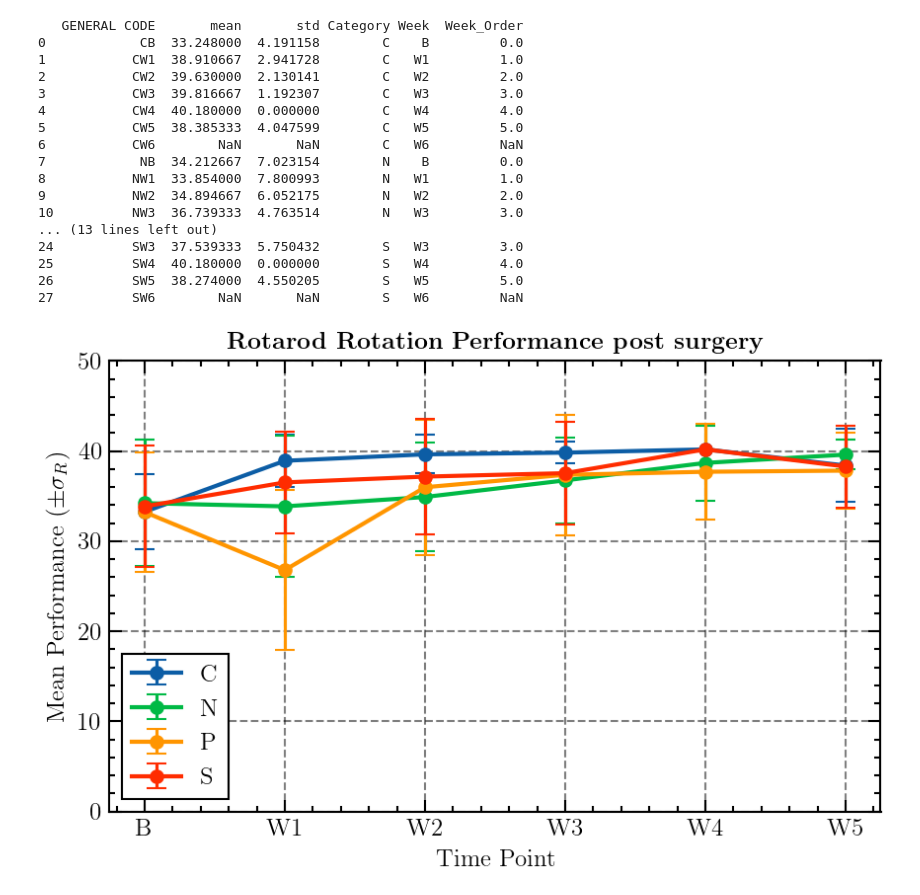
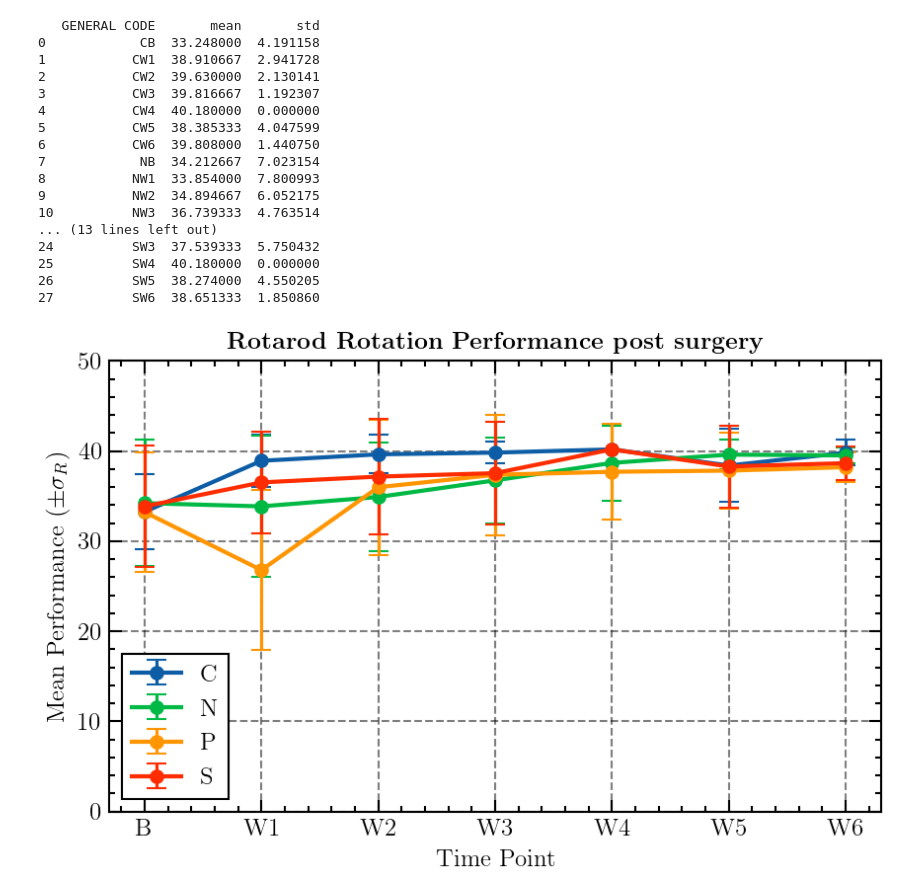
Before and after one commit to silvernuke911/Niki_Shit, a Jupyter notebook: data/graphs.ipynb, the cells around one changed output. Drawn from its saved outputs; the diff is of its cells as text; code cells hidden in the pictures.

```diff
--- a/data/graphs.ipynb
+++ b/data/graphs.ipynb
@@ -90,14 +92,14 @@ hotplate_stats  = hotplate_data.groupby('GENERAL CODE')['H'].agg(['mean','std'])
 
 [420 rows x 2 columns]
 # %%
-
-
+# SFI Plot
+print(sfi_stats)
 # Extract the letter code (Category) and time point (Week)
 sfi_stats['Category'] = sfi_stats['GENERAL CODE'].str[0]  # Extract the first letter
 sfi_stats['Week'] = sfi_stats['GENERAL CODE'].str[1:]    # Extract everything after the first letter
 
 # Map weeks to maintain the desired order on the x-axis
-week_order = {'B': 0, 'W1': 1, 'W2': 2, 'W3' : 3, 'W4': 4, 'W5':5}
+week_order = {'B': 0, 'W1': 1, 'W2': 2, 'W3' : 3, 'W4': 4, 'W5': 5, 'W6':6}
 sfi_stats['Week_Order'] = sfi_stats['Week'].map(week_order)
 
 # Sort by Category and Week_Order
@@ -113,7 +115,7 @@ grouped = sfi_stats.groupby(['Category', 'Week']).agg(
 plt.figure(figsize=(6,4), dpi = 150)
 
 categories = grouped['Category'].unique()
-weeks = ['B', 'W1', 'W2','W3','W4','W5']
+weeks = ['B', 'W1', 'W2','W3','W4','W5','W6']
 
 for category in categories:
     subset = grouped[grouped['Category'] == category]
@@ -126,8 +128,8 @@ for category in categories:
 plt.title(r'\textbf{Average SFI post surgery}')
 plt.xlabel('Time Point')
 plt.ylabel(r'Average SFI ($\pm \sigma_\text{SFI}$)')
-plt.xticks(ticks=[0, 1, 2, 3, 4, 5], labels=weeks)   # Ensure x-axis is labeled B, W1, W2
-plt.ylim(-100,40)
+plt.xticks(ticks=[0, 1, 2, 3, 4, 5, 6], labels=weeks)   # Ensure x-axis is labeled B, W1, W2
+plt.ylim(-100,50)
 plt.grid(True)
 plt.legend(fancybox=False, edgecolor = 'k')
 plt.tight_layout()
@@ -139,58 +158,59 @@ plt.show()
 # %%
+# Rotarod R Plot
 print(rotarod_stats_R)
 # Extract the letter code (Category) and time point (Week)
 rotarod_stats_R['Category'] = rotarod_stats_R['GENERAL CODE'].str[0]  # Extract the first letter
 rotarod_stats_R['Week'] = rotarod_stats_R['GENERAL CODE'].str[1:]     # Extract everything after the first letter
 
 # Map weeks to maintain the desired order on the x-axis
-week_order = {'B': 0, 'W1': 1, 'W2': 2, 'W3': 3, 'W4':4, 'W5':5}
+week_order = {'B': 0, 'W1': 1, 'W2': 2, 'W3': 3, 'W4':4, 'W5':5, 'W6':6}
 rotarod_stats_R['Week_Order'] = rotarod_stats_R['Week'].map(week_order)
 
 # Sort by Category and Week_Order
 rotarod_stats_R.sort_values(by=['Category', 'Week_Order'], inplace=True)
 
 # Plotting
 plt.figure(figsize=(6, 4), dpi=150)
 
 categories = rotarod_stats_R['Category'].unique()
-weeks = ['B', 'W1', 'W2','W3', 'W4', 'W5']   # Predefined week labels
+weeks = ['B', 'W1', 'W2','W3', 'W4', 'W5', 'W6']   # Predefined week labels
 
 for category in categories:
     subset = rotarod_stats_R[rotarod_stats_R['Category'] == category]
     plt.errorbar(
         subset['Week'], subset['mean'], yerr=subset['std'],  # Use 'mean' and 'std' columns
         label=f'{category}', fmt='-o', capsize=5, elinewidth=1.5
     )
 
 # Customize the plot
 plt.title(r'\textbf{Rotarod Rotation Performance post surgery}')
 plt.xlabel('Time Point')
 plt.ylabel(r'Mean Performance ($\pm \sigma_R$)')
-plt.xticks(ticks=[0, 1, 2, 3, 4, 5], labels=weeks)  # Map x-ticks to week labels
+plt.xticks(ticks=[0, 1, 2, 3, 4, 5, 6], labels=weeks)  # Map x-ticks to week labels
 plt.ylim(0,50)
 plt.grid(True)
 plt.legend(fancybox=False, edgecolor='k', loc = 'lower left')
 plt.tight_layout()
 
 # Show the plot
 plt.show()
 # %% [output]
-   GENERAL CODE       mean       std Category Week  Week_Order
-0            CB  33.248000  4.191158        C    B         0.0
-1           CW1  38.910667  2.941728        C   W1         1.0
-2           CW2  39.630000  2.130141        C   W2         2.0
-3           CW3  39.816667  1.192307        C   W3         3.0
-4           CW4  40.180000  0.000000        C   W4         4.0
-5           CW5  38.385333  4.047599        C   W5         5.0
-6           CW6        NaN       NaN        C   W6         NaN
-7            NB  34.212667  7.023154        N    B         0.0
-8           NW1  33.854000  7.800993        N   W1         1.0
-9           NW2  34.894667  6.052175        N   W2         2.0
-10          NW3  36.739333  4.763514        N   W3         3.0
+   GENERAL CODE       mean       std
+0            CB  33.248000  4.191158
+1           CW1  38.910667  2.941728
+2           CW2  39.630000  2.130141
+3           CW3  39.816667  1.192307
+4           CW4  40.180000  0.000000
+5           CW5  38.385333  4.047599
+6           CW6  39.808000  1.440750
+7            NB  34.212667  7.023154
+8           NW1  33.854000  7.800993
+9           NW2  34.894667  6.052175
+10          NW3  36.739333  4.763514
 ... (13 lines left out)
-24          SW3  37.539333  5.750432        S   W3         3.0
-25          SW4  40.180000  0.000000        S   W4         4.0
-26          SW5  38.274000  4.550205        S   W5         5.0
-27          SW6        NaN       NaN        S   W6         NaN
+24          SW3  37.539333  5.750432
+25          SW4  40.180000  0.000000
+26          SW5  38.274000  4.550205
+27          SW6  38.651333  1.850860
-[figure, old version]
+[figure, new version]
 # %%
```
Also changed, not shown: parts of 8 cells of this notebook, 38 other files.
